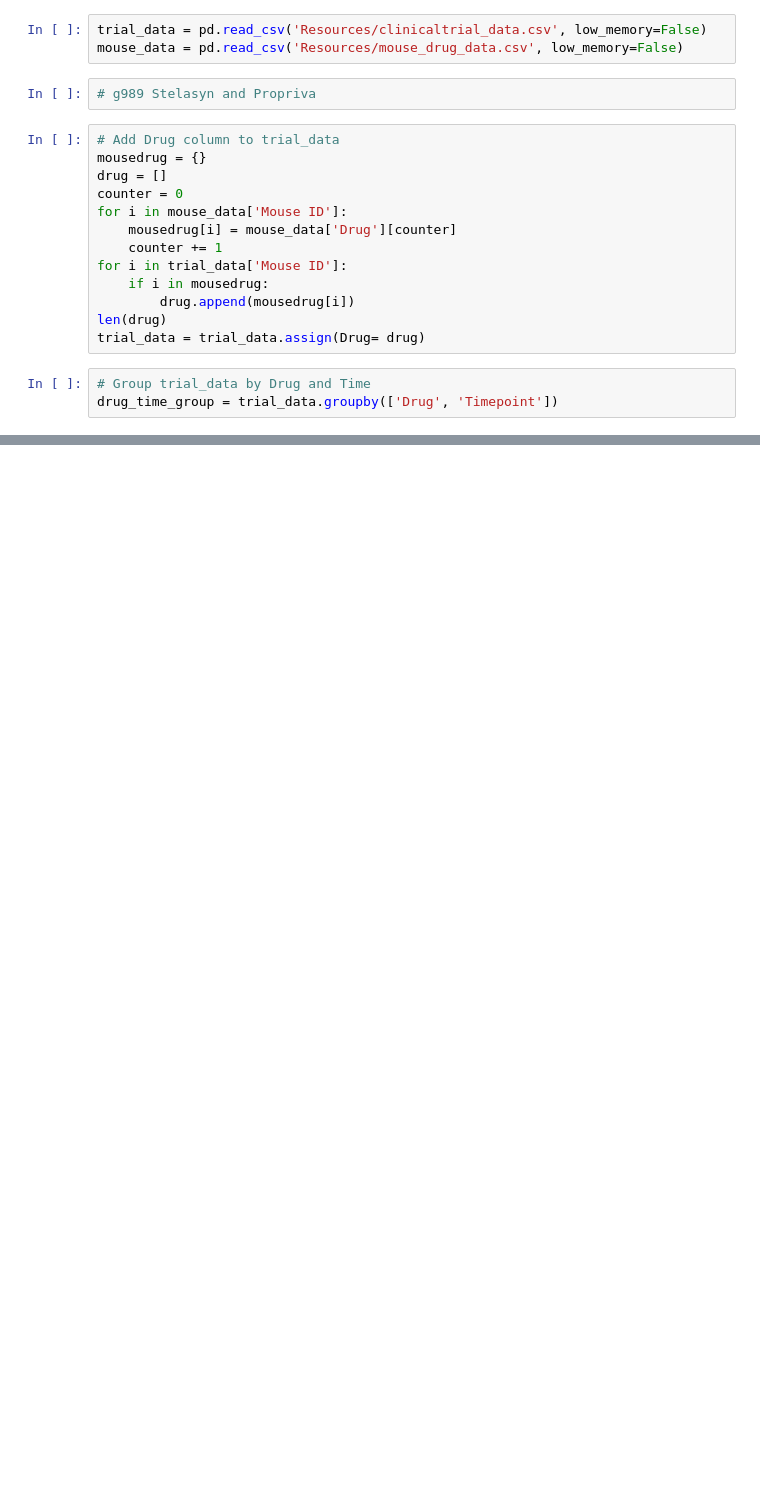
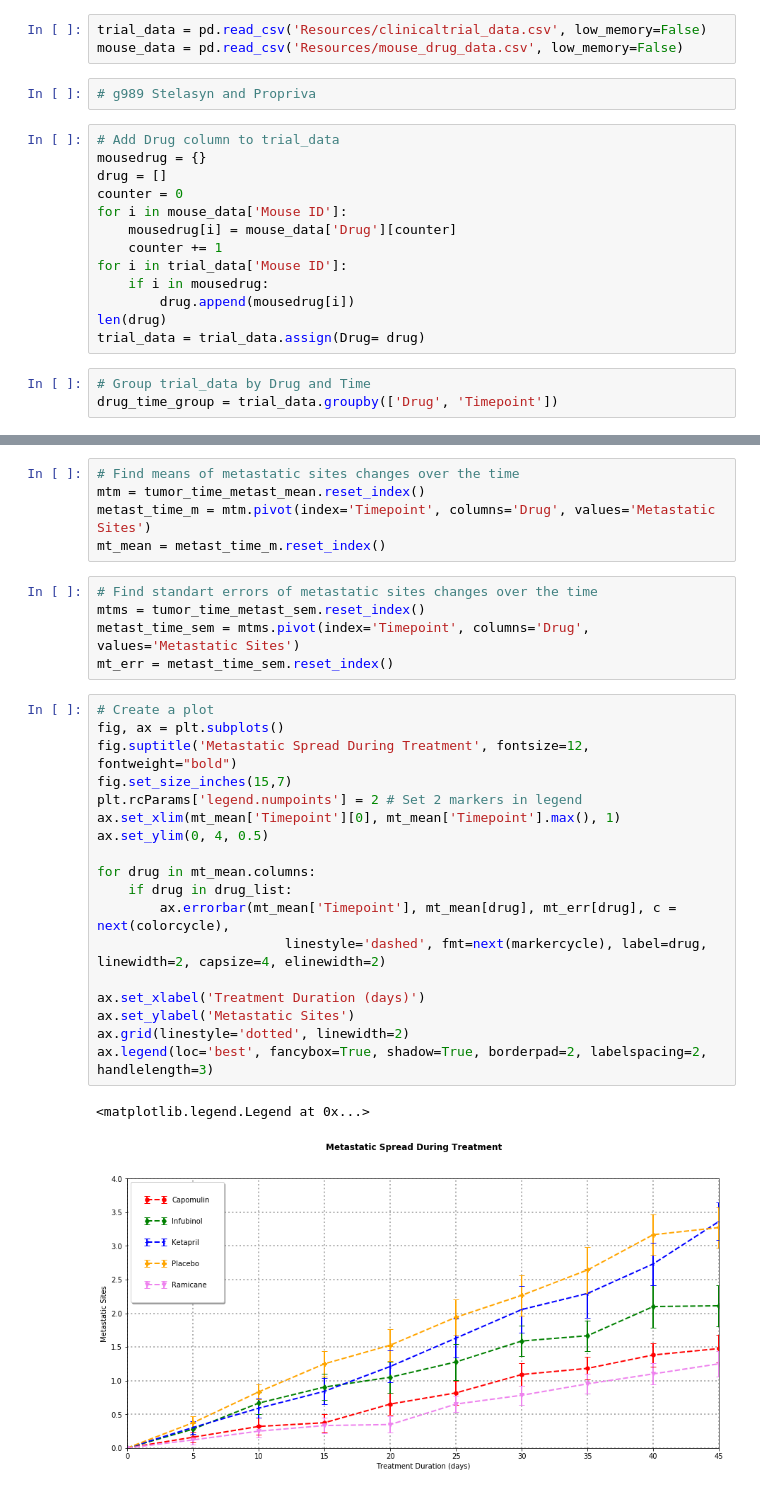
Before and after one commit to Gryazzz/Pymaceuticals_Matplotlib, a Jupyter notebook: Pymaceuticals.ipynb, the cells around one changed output, grey strips where cells are left out. Cells and saved outputs as stored; diff of their text form; blank space fills up the shorter version.

```diff
--- a/Pymaceuticals.ipynb
+++ b/Pymaceuticals.ipynb
@@ -90 +80,32 @@ metast_time.head()
+# %%
+# Find means of metastatic sites changes over the time
+mtm = tumor_time_metast_mean.reset_index()
+metast_time_m = mtm.pivot(index='Timepoint', columns='Drug', values='Metastatic Sites')
+mt_mean = metast_time_m.reset_index()
+# %%
+# Find standart errors of metastatic sites changes over the time
+mtms = tumor_time_metast_sem.reset_index()
+metast_time_sem = mtms.pivot(index='Timepoint', columns='Drug', values='Metastatic Sites')
+mt_err = metast_time_sem.reset_index()
+# %%
+# Create a plot
+fig, ax = plt.subplots()
+fig.suptitle('Metastatic Spread During Treatment', fontsize=12, fontweight="bold")
+fig.set_size_inches(15,7)
+plt.rcParams['legend.numpoints'] = 2 # Set 2 markers in legend
+ax.set_xlim(mt_mean['Timepoint'][0], mt_mean['Timepoint'].max(), 1)
+ax.set_ylim(0, 4, 0.5)
+
+for drug in mt_mean.columns:
+    if drug in drug_list:
+        ax.errorbar(mt_mean['Timepoint'], mt_mean[drug], mt_err[drug], c = next(colorcycle),
+                        linestyle='dashed', fmt=next(markercycle), label=drug, linewidth=2, capsize=4, elinewidth=2)
+
+ax.set_xlabel('Treatment Duration (days)')
+ax.set_ylabel('Metastatic Sites')
+ax.grid(linestyle='dotted', linewidth=2)
+ax.legend(loc='best', fancybox=True, shadow=True, borderpad=2, labelspacing=2, handlelength=3)
+# %% [output]
+<matplotlib.legend.Legend at 0x...>
+[figure, added]
 # %%
```
Also changed, not shown: parts of 9 cells of this notebook.
